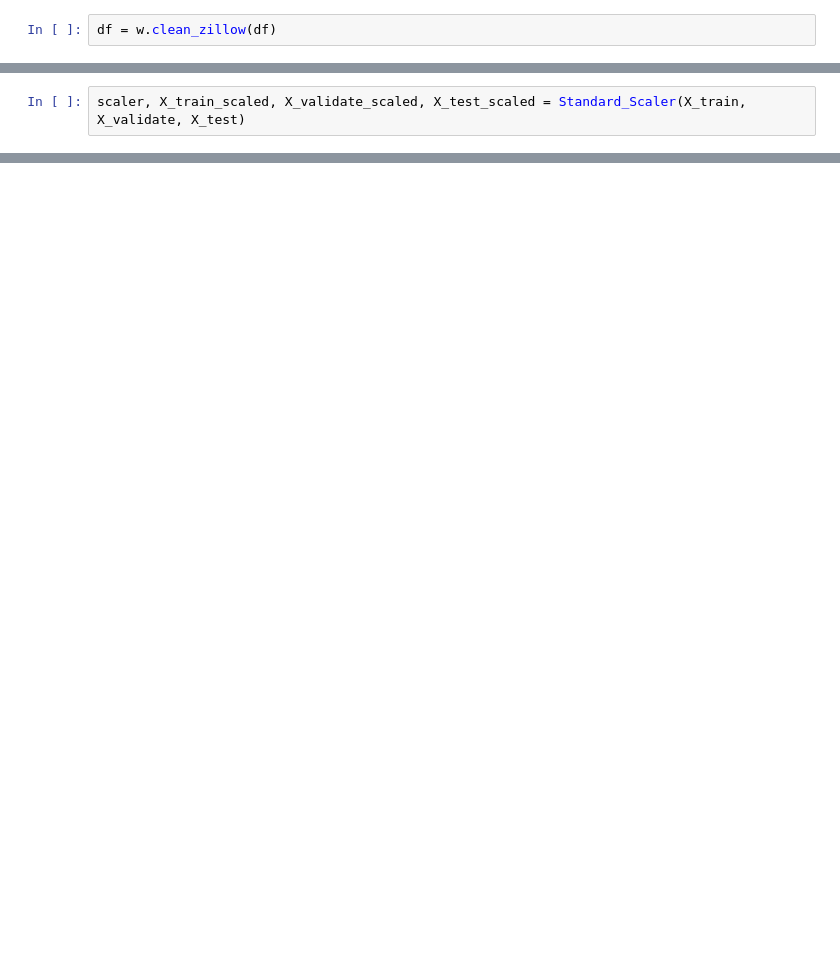
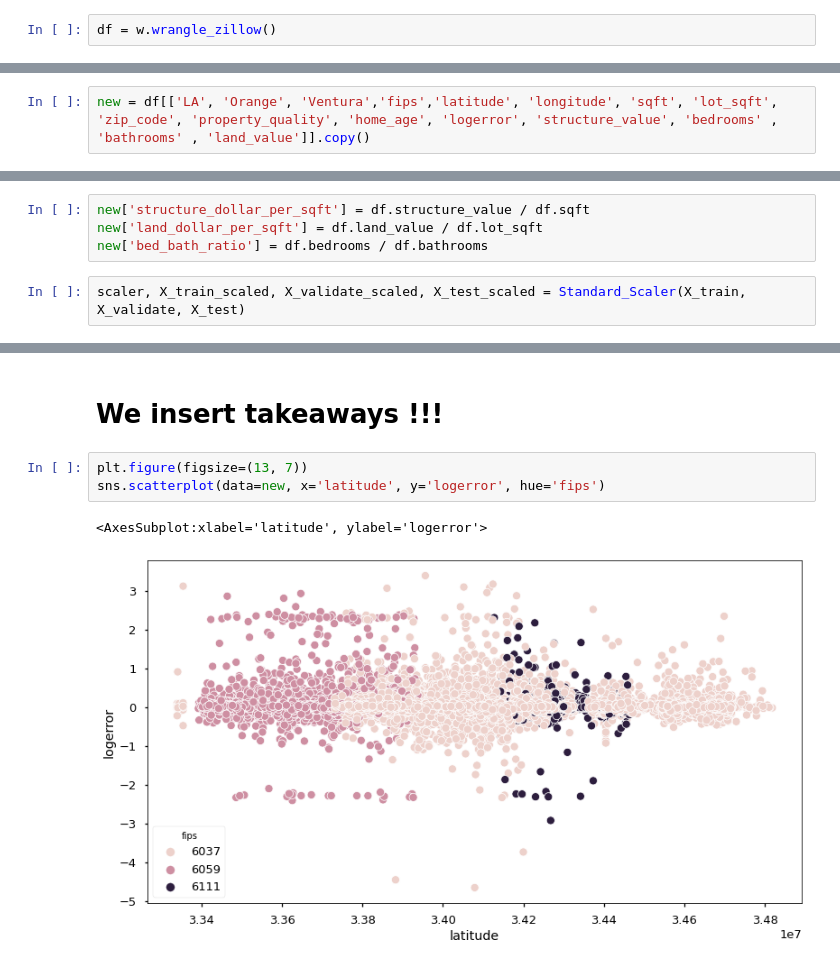
Before and after one commit to Swate101/Clustering--Project, a Jupyter notebook: Clustering_Project_Scratch.ipynb, the cells around one changed output, grey strips where cells are left out. Drawn from its saved outputs; the diff is of its cells as text; blank space fills up the shorter version.

```diff
--- a/Clustering_Project_Scratch.ipynb
+++ b/Clustering_Project_Scratch.ipynb
@@ -43,4 +65,4 @@ warnings.filterwarnings("ignore")
 # %%
 df = w.zillow17()
 # %%
-df = w.clean_zillow(df)
+df = w.wrangle_zillow()
@@ -142 +133,3 @@ df.info()
+# %%
+new = df[['LA', 'Orange', 'Ventura','fips','latitude', 'longitude', 'sqft', 'lot_sqft', 'zip_code', 'property_quality', 'home_age', 'logerror', 'structure_value', 'bedrooms' , 'bathrooms' , 'land_value']].copy()
 # %%
@@ -187,2 +204,6 @@ def Standard_Scaler(X_train, X_validate, X_test):
+# %%
+new['structure_dollar_per_sqft'] = df.structure_value / df.sqft
+new['land_dollar_per_sqft'] = df.land_value / df.lot_sqft
+new['bed_bath_ratio'] = df.bedrooms / df.bathrooms
 # %%
 scaler, X_train_scaled, X_validate_scaled, X_test_scaled = Standard_Scaler(X_train, X_validate, X_test)
@@ -249,0 +379,8 @@ df['bed_bath_ratio'] = df.bedrooms / df.bathrooms
+# %% [markdown]
+# We insert takeaways !!!
+# %%
+plt.figure(figsize=(13, 7))
+sns.scatterplot(data=new, x='latitude', y='logerror', hue='fips')
+# %% [output]
+<AxesSubplot:xlabel='latitude', ylabel='logerror'>
+[figure, added]
```
Also changed, not shown: parts of 155 cells of this notebook, 3 other files.
